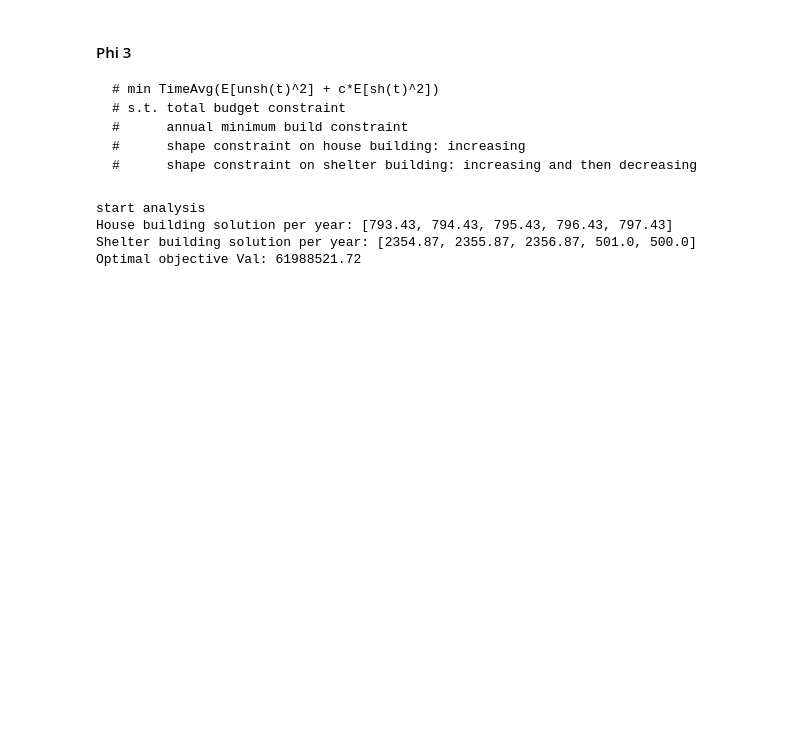
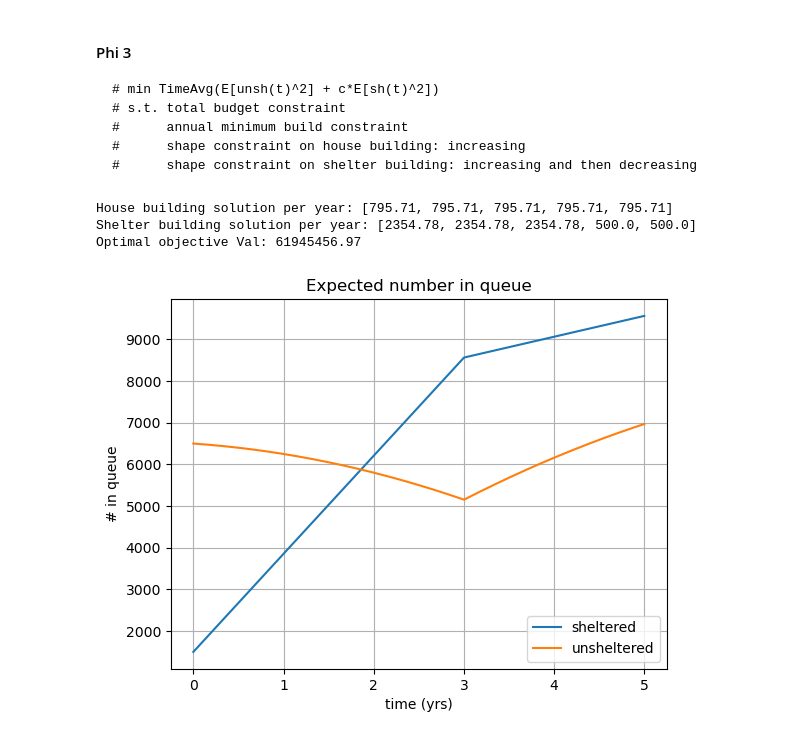
Before and after one commit to grahamburgess3/homeless_services, a Jupyter notebook: 09_Deterministic_Optimisation.ipynb, the cells around one changed output. Drawn from its saved outputs; the diff is of its cells as text; code cells hidden in the pictures; blank space fills up the shorter version.

Commit message:
explore weighted cost on sheltered Q

```diff
--- a/09_Deterministic_Optimisation.ipynb
+++ b/09_Deterministic_Optimisation.ipynb
@@ -124,7 +122,7 @@ Here we see that by penalising the size of the sheltered queue, our preference s
     #      annual minimum build constraint
 # %%
 def y2(problem):
-    " objective function for problem Phi2 "
+    " objective function for problem Phi2 and Phi3 "
     solution = {'housing' : problem.h, 'shelter' : problem.s}
     fluid_model = model(data_as_is, solution)
     fluid_model.analyse(horizon, timestep)
@@ -189,13 +186,13 @@ plt.show()
 # %%
 #triangular shape
 def h1(problem,n):
-    return (problem.h[n+1] >= problem.h[n] + 1)
+    return (problem.h[n+1] >= problem.h[n])
 
 def s1(problem,n):
-    return (problem.s[n+1] >= problem.s[n] + 1)
+    return (problem.s[n+1] >= problem.s[n])
 
 def s2(problem,n):
-    return (problem.s[n+1] <= problem.s[n] - 1)
+    return (problem.s[n+1] <= problem.s[n])
 
 # Set up problem and solve
 problem = do.Phi(data_as_is,
@@ -220,7 +217,29 @@ print('House building solution per year: ' + str([round(i,2) for i in problem.h_
 print('Shelter building solution per year: ' + str([round(i,2) for i in problem.s_opt]))
 print('Optimal objective Val: ' + str(round(problem.instance.OBJ(),2)))
 # %% [output]
-start analysis
-House building solution per year: [793.43, 794.43, 795.43, 796.43, 797.43]
-Shelter building solution per year: [2354.87, 2355.87, 2356.87, 501.0, 500.0]
-Optimal objective Val: 61988521.72
+House building solution per year: [795.71, 795.71, 795.71, 795.71, 795.71]
+Shelter building solution per year: [2354.78, 2354.78, 2354.78, 500.0, 500.0]
+Optimal objective Val: 61945456.97
+# %%
+solution = {'housing':problem.h_opt, 'shelter':problem.s_opt}
+model_run = fl.FluidFlowModel(data_as_is, solution)
+T = [i*timestep for i in range(int(horizon/timestep))]
+model_run.analyse(T)
+
+x = math.floor(horizon*365)/365
+
+# plot queue dynamics - number unsheltered
+fig, ax = plt.subplots()
+ax.plot(np.arange(0,x,1/365), model_run.sh_t)
+ax.plot(np.arange(0,x,1/365), model_run.unsh_t)
+
+ax.set(xlabel='time (yrs)', ylabel='# in queue',
+       title='Expected number in queue')
+
+plt.legend(["sheltered", "unsheltered"], loc="lower right")
+
+ax.grid()
+
+plt.show()
+# %% [output]
+[figure, added]
```
Also changed, not shown: parts of 9 cells of this notebook.
